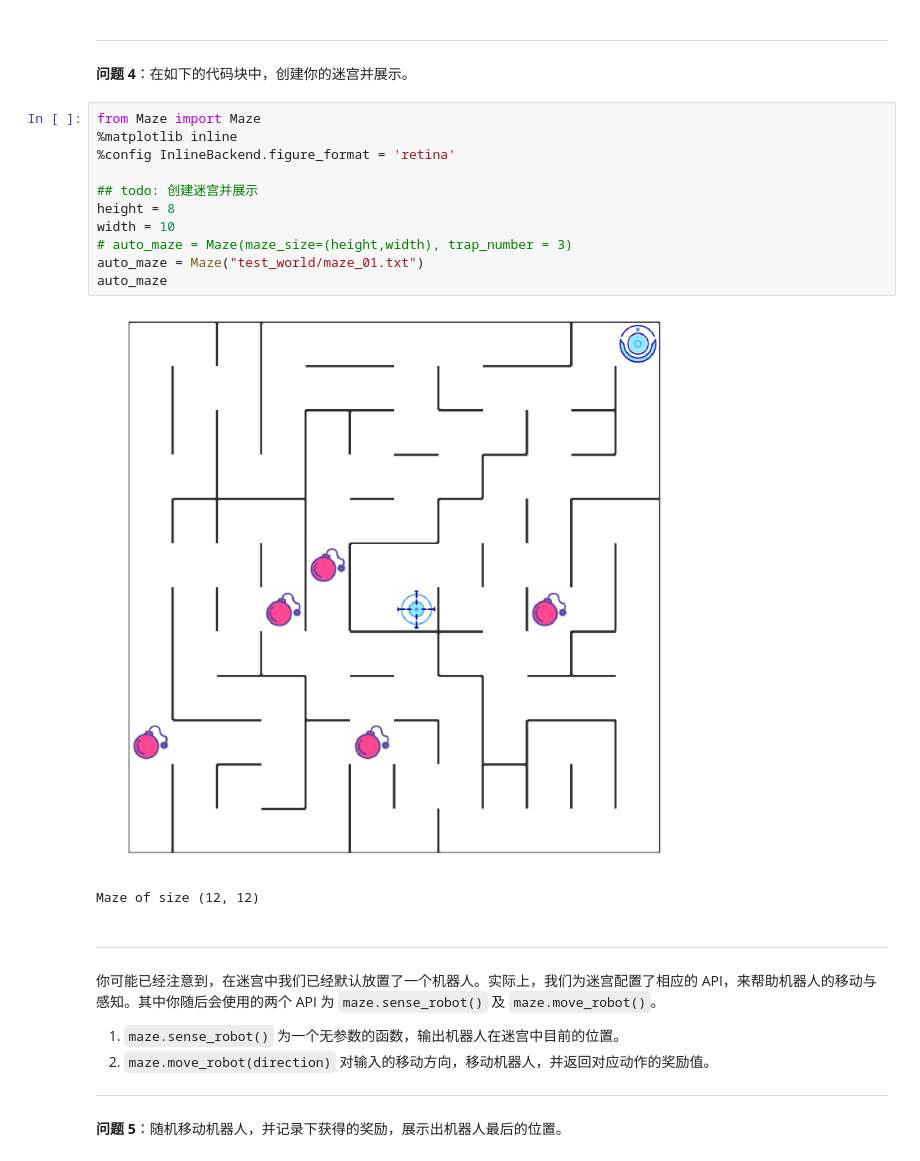
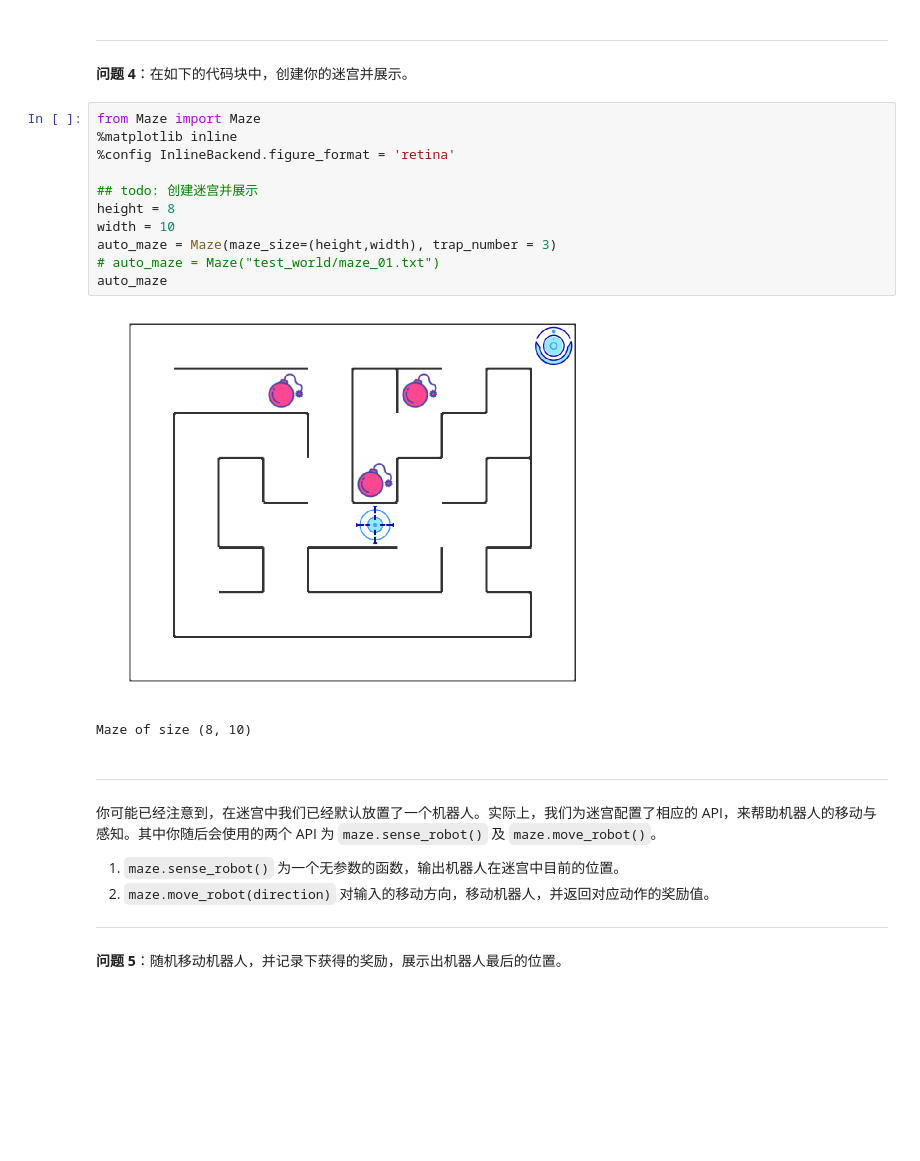
Before and after one commit to leonwan/udacity, a Jupyter notebook: udacity_p4_qlearning_maze/robot_maze.ipynb, the cells around one changed output. Saved outputs shown, nothing was run; the diff lists cells and outputs as text; blank space fills up the shorter version.

```diff
--- a/udacity_p4_qlearning_maze/robot_maze.ipynb
+++ b/udacity_p4_qlearning_maze/robot_maze.ipynb
@@ -157,17 +157,17 @@ for i in range(1,100):
 # %%
 from Maze import Maze
 %matplotlib inline
 %config InlineBackend.figure_format = 'retina'
 
 ## todo: 创建迷宫并展示
 height = 8
 width = 10
-# auto_maze = Maze(maze_size=(height,width), trap_number = 3)
-auto_maze = Maze("test_world/maze_01.txt")
+auto_maze = Maze(maze_size=(height,width), trap_number = 3)
+# auto_maze = Maze("test_world/maze_01.txt")
 auto_maze
 # %% [output]
-[figure, old version]
+[figure, new version]
-Maze of size (12, 12)
+Maze of size (8, 10)
 # %% [markdown]
 ---
 
```
Also changed, not shown: parts of 12 cells of this notebook, 2 other files.
